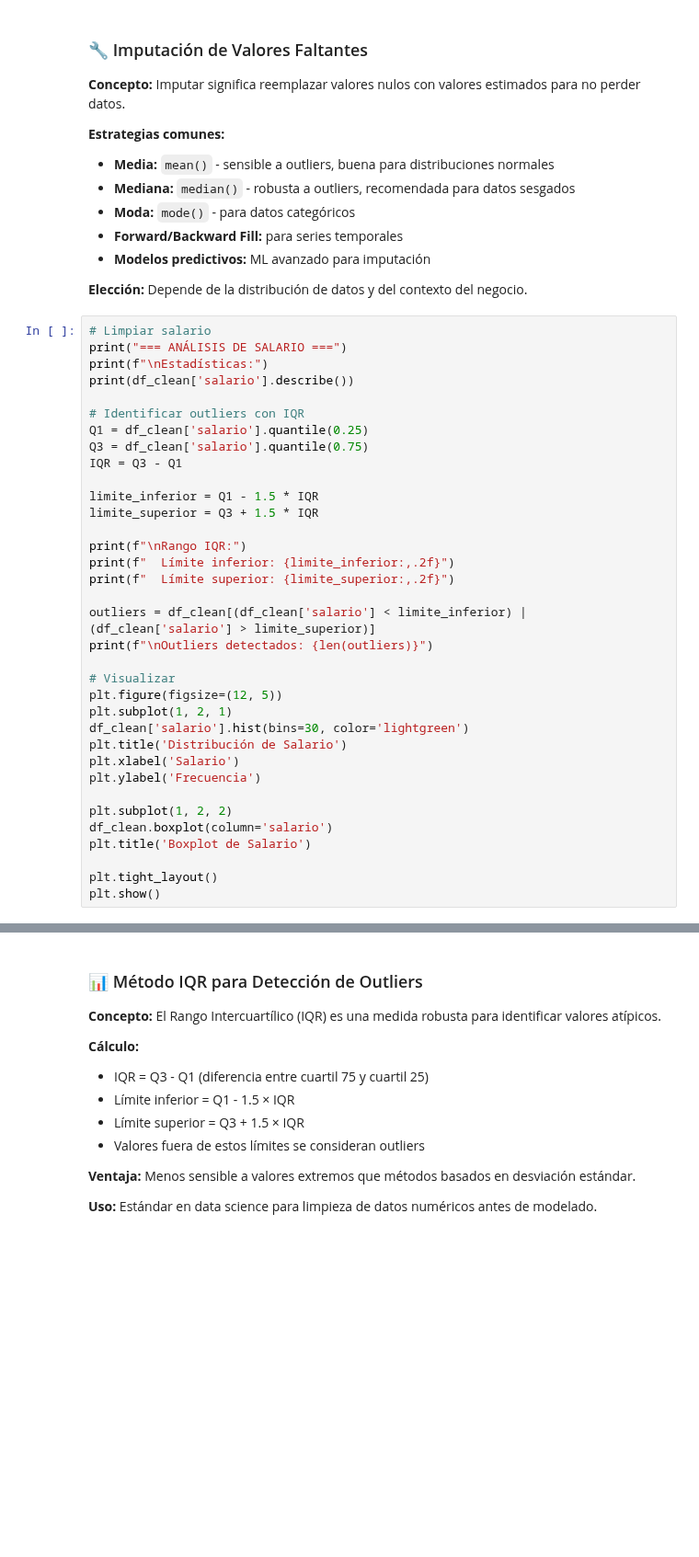
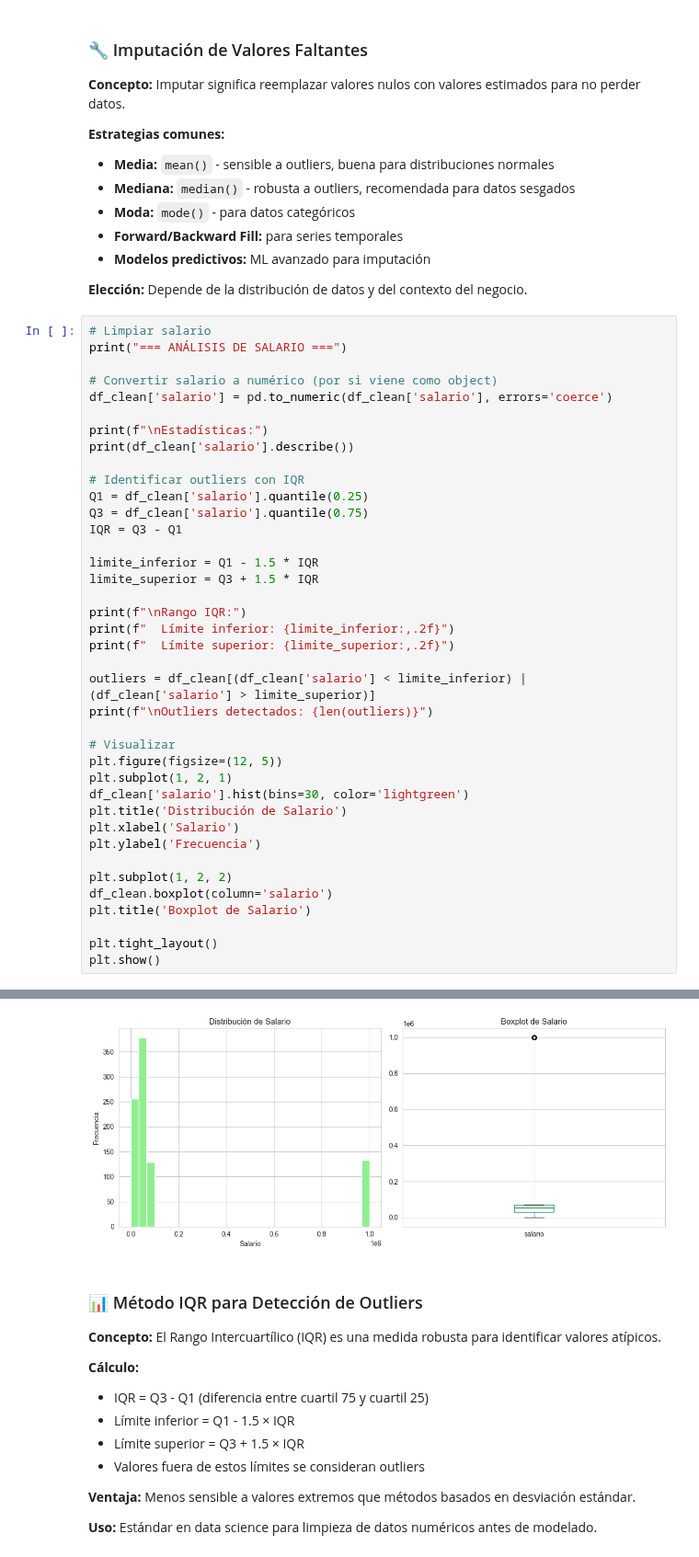
Before and after one commit to lraigosov/data-engineer-course, a Jupyter notebook: notebooks/nivel_junior/05_limpieza_datos.ipynb, the cells around one changed output, grey strips where cells are left out. Shown at 92% size. Drawn from its saved outputs; the diff is of its cells as text; blank space fills up the shorter version.

```diff
--- a/notebooks/nivel_junior/05_limpieza_datos.ipynb
+++ b/notebooks/nivel_junior/05_limpieza_datos.ipynb
@@ -352,6 +515,10 @@ print(df_clean['edad'].describe())
 # %%
 # Limpiar salario
 print("=== ANÁLISIS DE SALARIO ===")
+
+# Convertir salario a numérico (por si viene como object)
+df_clean['salario'] = pd.to_numeric(df_clean['salario'], errors='coerce')
+
 print(f"\nEstadísticas:")
 print(df_clean['salario'].describe())
 
@@ -384,3 +551,4 @@ plt.title('Boxplot de Salario')
 
 plt.tight_layout()
 plt.show()
+# %% [output]
@@ -387,3 +573,4 @@ plt.show()
+[figure, added]
 # %% [markdown]
 ### 📊 Método IQR para Detección de Outliers
 
```
Also changed, not shown: parts of 19 cells of this notebook.
